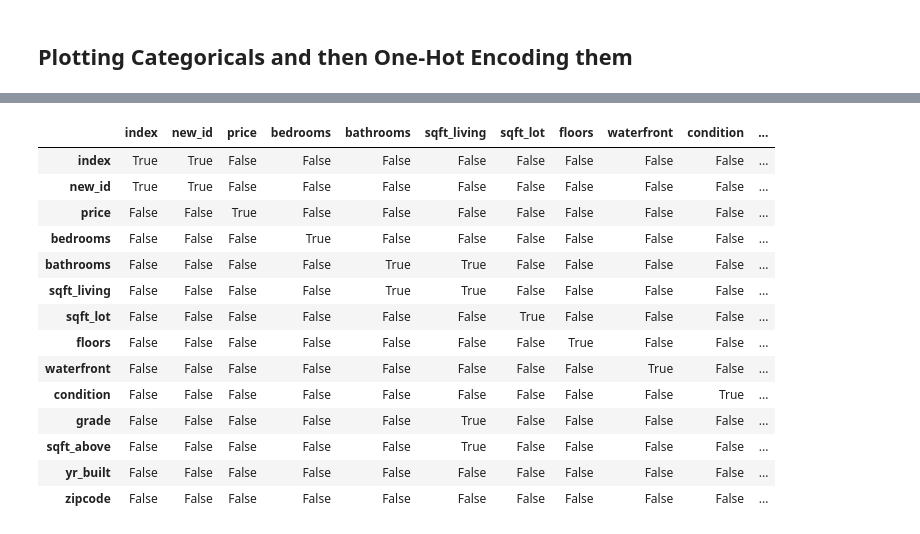
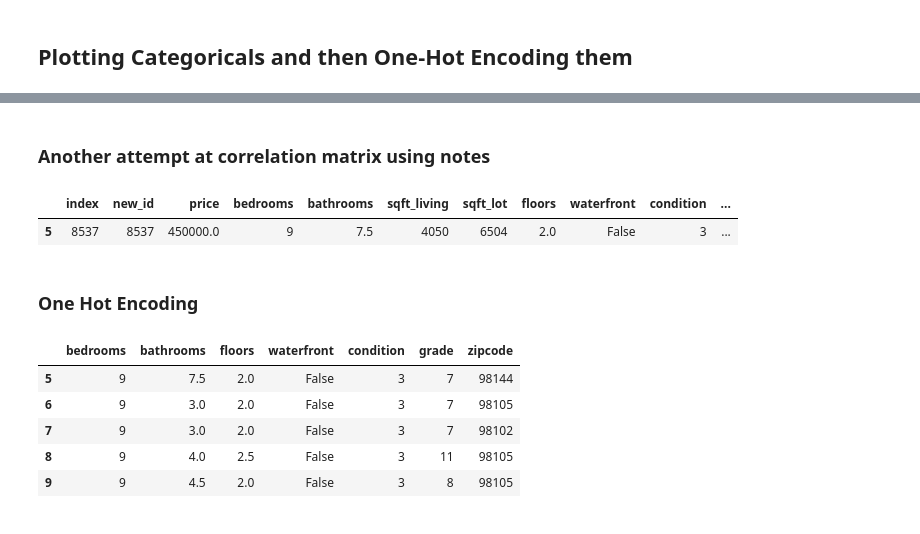
Before and after one commit to jxn628/dsc-home-price-analysis, a Jupyter notebook: student.ipynb, the cells around one changed output, grey strips where cells are left out. Cells and saved outputs as stored; diff of their text form; code cells hidden in the pictures.

```diff
--- a/student.ipynb
+++ b/student.ipynb
@@ -454,18 +457,10 @@ df.corr()
 # %%
-abs(df.corr() > 0.75)
+df_pred_222 = abs(df.corr() > 0.75)
-# %% [output]
-|  | index | new_id | price | bedrooms | bathrooms | sqft_living | sqft_lot | floors | waterfront | condition | ... |
-| index | True | True | False | False | False | False | False | False | False | False | ... |
-| new_id | True | True | False | False | False | False | False | False | False | False | ... |
-| price | False | False | True | False | False | False | False | False | False | False | ... |
-| bedrooms | False | False | False | True | False | False | False | False | False | False | ... |
-| bathrooms | False | False | False | False | True | True | False | False | False | False | ... |
-| sqft_living | False | False | False | False | True | True | False | False | False | False | ... |
-| sqft_lot | False | False | False | False | False | False | True | False | False | False | ... |
-| floors | False | False | False | False | False | False | False | True | False | False | ... |
-| waterfront | False | False | False | False | False | False | False | False | True | False | ... |
-| condition | False | False | False | False | False | False | False | False | False | True | ... |
-| grade | False | False | False | False | False | True | False | False | False | False | ... |
-| sqft_above | False | False | False | False | False | True | False | False | False | False | ... |
-| yr_built | False | False | False | False | False | False | False | False | False | False | ... |
-| zipcode | False | False | False | False | False | False | False | False | False | False | ... |
+# %% [markdown]
+### Another attempt at correlation matrix using notes
+# %%
+df = df_pred.corr().abs().stack().reset_index().sort_values(0, ascending=False)
+df['pairs'] = list(zip(df.level_0), df.level_1)
+df.set_index(['pairs'], inplace = True)
+df.drop(columns=['level_1', 'level_0'], inplace=True)
+df.columns = ['cc']
@@ -471,0 +469,21 @@ abs(df.corr() > 0.75)
+# %%
+df['pairs'] = list(zip(df.level_0), df.level_1)
+# %%
+df.head(1)
+# %% [output]
+|  | index | new_id | price | bedrooms | bathrooms | sqft_living | sqft_lot | floors | waterfront | condition | ... |
+| 5 | 8537 | 8537 | 450000.0 | 9 | 7.5 | 4050 | 6504 | 2.0 | False | 3 | ... |
+# %% [markdown]
+### One Hot Encoding
+# %%
+feats = ['bedrooms', 'bathrooms', 'floors', 'waterfront', 'condition', 'grade', 'zipcode' ]
+feats_df = df[feats]
+encoded_df = pd.get_dummies(feats_df, drop_first=True)
+encoded_df.head()
+# %% [output]
+|  | bedrooms | bathrooms | floors | waterfront | condition | grade | zipcode |
+| 5 | 9 | 7.5 | 2.0 | False | 3 | 7 | 98144 |
+| 6 | 9 | 3.0 | 2.0 | False | 3 | 7 | 98105 |
+| 7 | 9 | 3.0 | 2.0 | False | 3 | 7 | 98102 |
+| 8 | 9 | 4.0 | 2.5 | False | 3 | 11 | 98105 |
+| 9 | 9 | 4.5 | 2.0 | False | 3 | 8 | 98105 |
```
Also changed, not shown: parts of 17 cells of this notebook.
